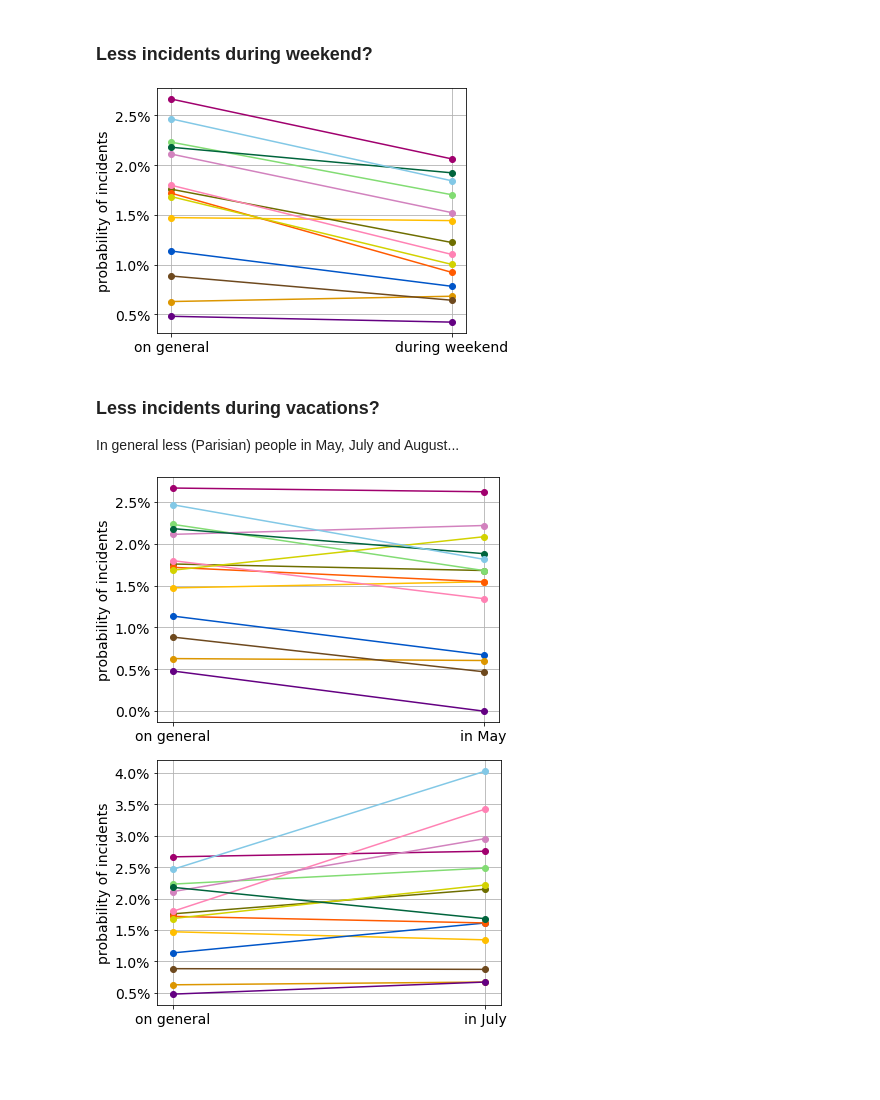
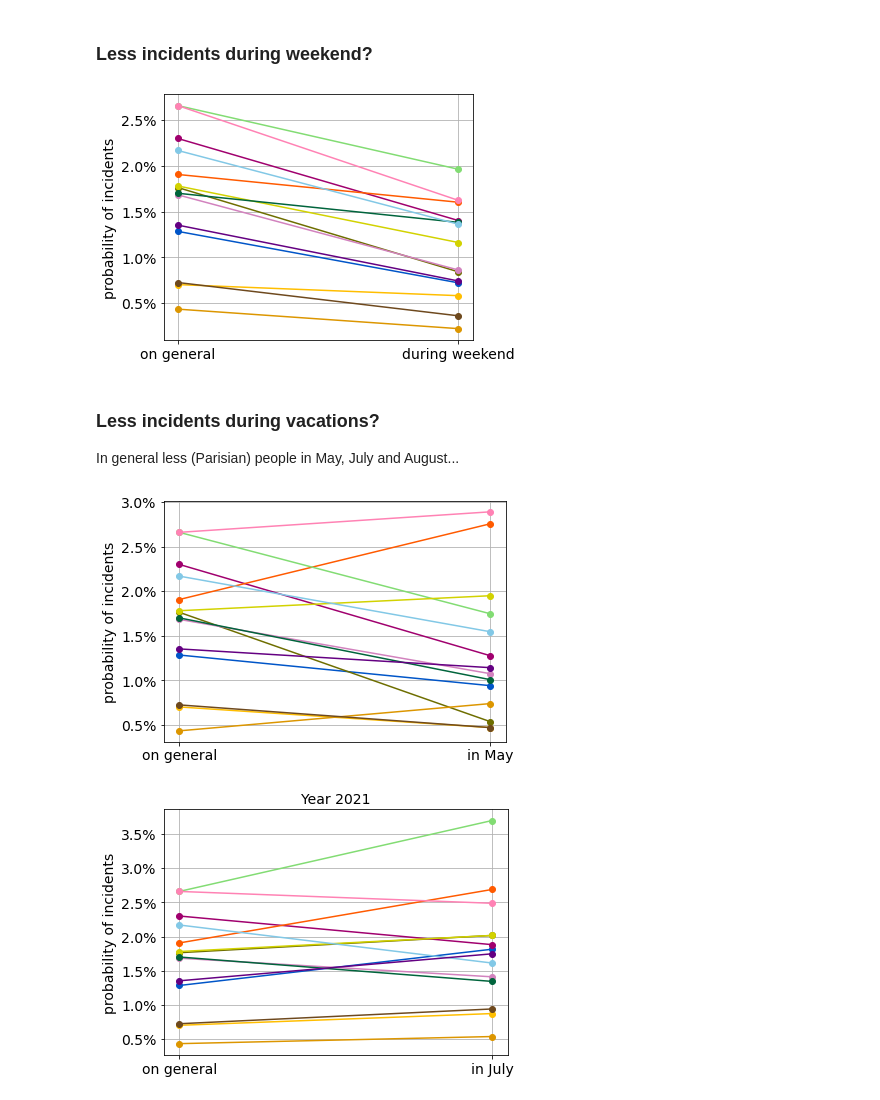
Before and after one commit to tianyikillua/ratpmetro, a Jupyter notebook: examples/notebook.ipynb, the cells around one changed output. Saved outputs shown, nothing was run; the diff lists cells and outputs as text; code cells hidden in the pictures; blank space fills up the shorter version.

```diff
--- a/examples/notebook.ipynb
+++ b/examples/notebook.ipynb
@@ -286,7 +252,7 @@ incident_prob_hour_line = np.zeros((len(lines), 24))
 for i, split in enumerate(lines_split):
     plt.subplot(2, 3, i + 1)
     for line in split:
-        x, incident_prob_hour_line[line - 1] = ratp_line[line].plot_incident_prob(by="hour", year=2018)
+        x, incident_prob_hour_line[line - 1] = ratp_line[line].plot_incident_prob(by="hour", year=2021)
     plt.legend(["#" + str(x) for x in split])
 
 plt.grid()
@@ -314,11 +278,0 @@ plt.tight_layout()
-# %%
-plt.figure(figsize=(18, 8))
-lines_split = np.array_split(lines, 5)
-for i, split in enumerate(lines_split):
-    plt.subplot(2, 3, i + 1)
-    for line in split:
-        ratp_line[line].plot_incident_prob(by="weekday", year=2018)
-    plt.legend(["#" + str(x) for x in split])
-
-plt.grid()
-plt.tight_layout()
@@ -327,11 +278,0 @@ plt.tight_layout()
-# %%
-plt.figure(figsize=(18, 8))
-lines_split = np.array_split(lines, 5)
-for i, split in enumerate(lines_split):
-    plt.subplot(2, 3, i + 1)
-    for line in split:
-        ratp_line[line].plot_incident_prob(by="month", year=2018)
-    plt.legend(["#" + str(x) for x in split])
-
-plt.grid()
-plt.tight_layout()
@@ -344,7 +283,7 @@ plt.tight_layout()
 
 The rush hours are defined as from 08:00 to 09:59 and from 17:00 to 19:59.
 # %%
-def plot_bar_comparison(mask_string, label, year=2018):
+def plot_bar_comparison(mask_string, label, year=2021):
     mask = np.zeros_like(incident_prob)
     for i, line in enumerate(lines):
         df = ratp_line[line]._df_processed_loc(year=year)
@@ -372,7 +311,7 @@ def plot_bar_comparison(mask_string, label, year=2018):
     plt.gca().yaxis.set_major_formatter(FuncFormatter(lambda x, _: "{:.1%}".format(x)))
     plt.tight_layout()
 
-def plot_parallel_comparison(mask_string, label, year=2018):
+def plot_parallel_comparison(mask_string, label, year=2021):
     x = [0, 1]
     for line in lines:
         df = ratp_line[line]._df_processed_loc(year=year)
@@ -391,19 +330,21 @@ plot_parallel_comparison("df['hour'].isin([8, 9, 17, 18, 19])", "during rush hou
 # %% [markdown]
 ### Less incidents during weekend?
 # %%
-plot_parallel_comparison("df['weekday'].isin([5, 6])", "during weekend", year=2018)
+plot_parallel_comparison("df['weekday'].isin([5, 6])", "during weekend", year=2021)
 # %% [output]
-[figure, old version]
+[figure, new version]
 # %% [markdown]
 ### Less incidents during vacations?
 
 In general less (Parisian) people in May, July and August...
 # %%
-plot_parallel_comparison("df['month'] == 5", "in May", year=2018)
+plot_parallel_comparison("df['month'] == 5", "in May", year=2021)
 # %% [output]
-[figure, old version]
+[figure, new version]
 # %%
-plot_parallel_comparison("df['month'] == 7", "in July", year=2018)
+plot_parallel_comparison("df['month'] == 7", "in July", year=2021)
+plt.title("Year 2021")
+plt.savefig("in_july.png", dpi=300)
 # %% [output]
-[figure, old version]
+[figure, new version]
 # %%
```
Also changed, not shown: parts of 59 cells of this notebook, 20 other files.
